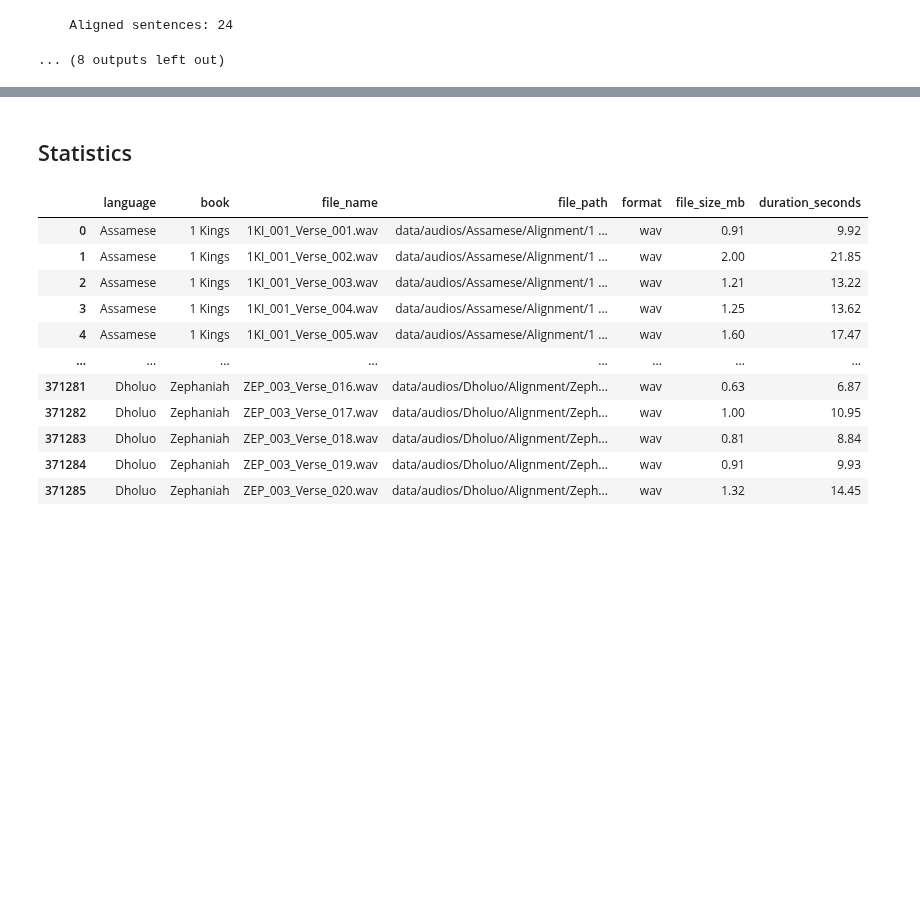
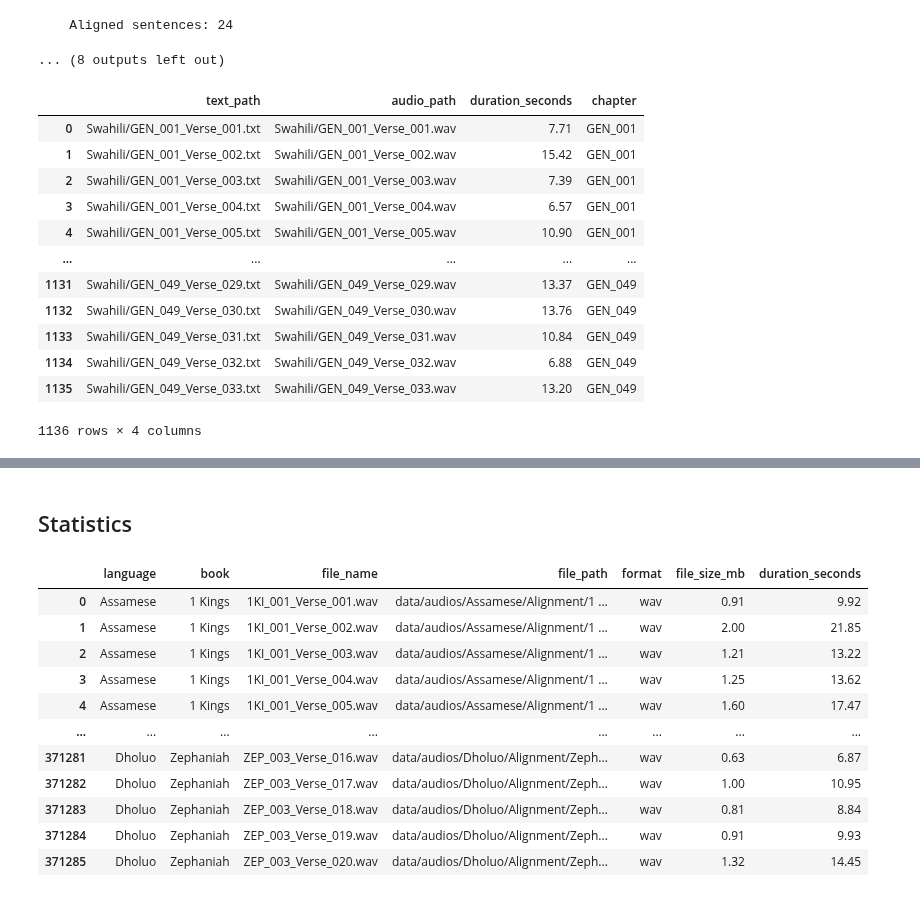
Before and after one commit to davidguzmanr/bible-tts-resources, a Jupyter notebook: dev.ipynb, the cells around one changed output, grey strips where cells are left out. Saved outputs shown, nothing was run; the diff lists cells and outputs as text; code cells hidden in the pictures; blank space fills up the shorter version.

```diff
--- a/dev.ipynb
+++ b/dev.ipynb
@@ -682,3 +669,30 @@ INFO - Number of words found: 464
 INFO - Number of aligned segments: 464
     Aligned sentences: 24
 ... (8 outputs left out)
+# %%
+from pathlib import Path
+
+aligned_texts = sorted(list(Path("Swahili").rglob("*.txt")))
+aligned_audio = sorted(list(Path("Swahili").rglob("*.wav")))
+
+aligned_results = pd.DataFrame({
+    "text_path": aligned_texts,
+    "audio_path": aligned_audio,
+    "duration_seconds": [get_audio_duration(audio_path, "wav") for audio_path in aligned_audio]
+})
+aligned_results["chapter"] = aligned_results["text_path"].apply(lambda x: str(x).split("/")[-1].split("_Verse")[0])
+aligned_results
+# %% [output]
+|  | text_path | audio_path | duration_seconds | chapter |
+| 0 | Swahili/GEN_001_Verse_001.txt | Swahili/GEN_001_Verse_001.wav | 7.71 | GEN_001 |
+| 1 | Swahili/GEN_001_Verse_002.txt | Swahili/GEN_001_Verse_002.wav | 15.42 | GEN_001 |
+| 2 | Swahili/GEN_001_Verse_003.txt | Swahili/GEN_001_Verse_003.wav | 7.39 | GEN_001 |
+| 3 | Swahili/GEN_001_Verse_004.txt | Swahili/GEN_001_Verse_004.wav | 6.57 | GEN_001 |
+| 4 | Swahili/GEN_001_Verse_005.txt | Swahili/GEN_001_Verse_005.wav | 10.90 | GEN_001 |
+| ... | ... | ... | ... | ... |
+| 1131 | Swahili/GEN_049_Verse_029.txt | Swahili/GEN_049_Verse_029.wav | 13.37 | GEN_049 |
+| 1132 | Swahili/GEN_049_Verse_030.txt | Swahili/GEN_049_Verse_030.wav | 13.76 | GEN_049 |
+| 1133 | Swahili/GEN_049_Verse_031.txt | Swahili/GEN_049_Verse_031.wav | 10.84 | GEN_049 |
+| 1134 | Swahili/GEN_049_Verse_032.txt | Swahili/GEN_049_Verse_032.wav | 6.88 | GEN_049 |
+| 1135 | Swahili/GEN_049_Verse_033.txt | Swahili/GEN_049_Verse_033.wav | 13.20 | GEN_049 |
+1136 rows × 4 columns
```
Also changed, not shown: parts of 11 cells of this notebook, 1 other file.
